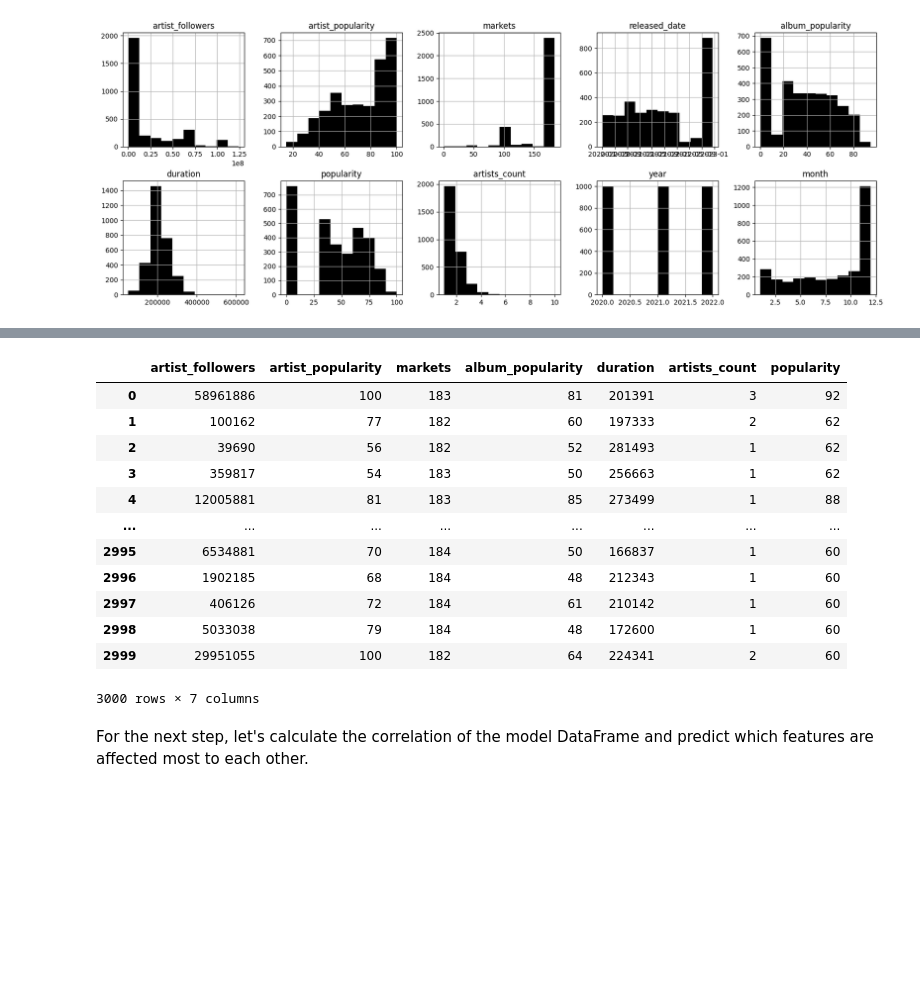
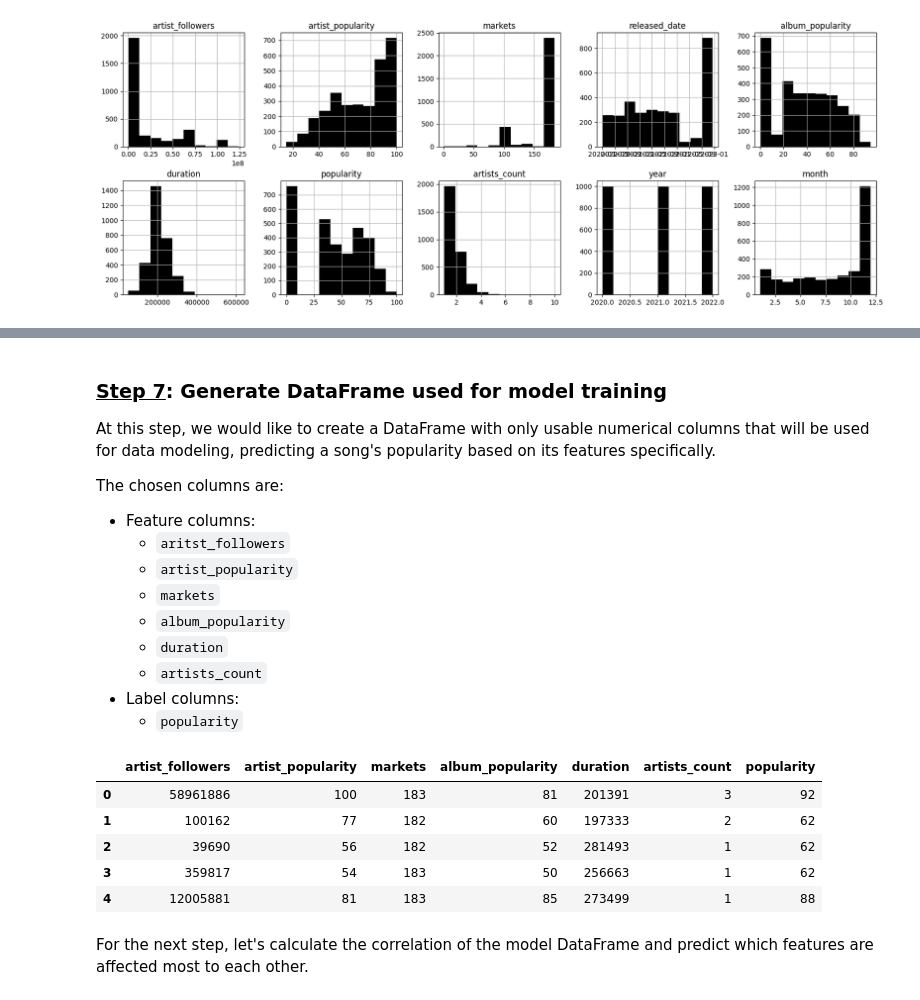
Before and after one commit to quytrungg/Final_Project_CSC14119, a Jupyter notebook: data_exploration/components/songs_data_exploration.ipynb, the cells around one changed output, grey strips where cells are left out. Cells and saved outputs as stored; diff of their text form; code cells hidden in the pictures; blank space fills up the shorter version.

Commit message:
Finish 100% markdown for songs exploration, update data analysis and update songs description csv

```diff
--- a/data_exploration/components/songs_data_exploration.ipynb
+++ b/data_exploration/components/songs_data_exploration.ipynb
@@ -472,20 +530,28 @@ songs_df.hist(layout=(2, 5), figsize=(20, 7), color='black');
+# %% [markdown]
+### <b><u>Step 7</u>: Generate DataFrame used for model training</b>
+
+At this step, we would like to create a DataFrame with only usable numerical columns that will be used for data modeling, predicting a song's popularity based on its features specifically.
+
+The chosen columns are:
+- Feature columns:
+    - `aritst_followers`
+    - `artist_popularity`
+    - `markets`
+    - `album_popularity`
+    - `duration`
+    - `artists_count`
+- Label columns:
+    - `popularity`
 # %%
 songs_model_df = songs_df[['artist_followers', 'artist_popularity', 'markets', 'album_popularity', 'duration', 'artists_count', 'popularity']]
-songs_model_df
+songs_model_df.head()
 # %% [output]
 |  | artist_followers | artist_popularity | markets | album_popularity | duration | artists_count | popularity |
 | 0 | 58961886 | 100 | 183 | 81 | 201391 | 3 | 92 |
 | 1 | 100162 | 77 | 182 | 60 | 197333 | 2 | 62 |
 | 2 | 39690 | 56 | 182 | 52 | 281493 | 1 | 62 |
 | 3 | 359817 | 54 | 183 | 50 | 256663 | 1 | 62 |
 | 4 | 12005881 | 81 | 183 | 85 | 273499 | 1 | 88 |
-| ... | ... | ... | ... | ... | ... | ... | ... |
-| 2995 | 6534881 | 70 | 184 | 50 | 166837 | 1 | 60 |
-| 2996 | 1902185 | 68 | 184 | 48 | 212343 | 1 | 60 |
-| 2997 | 406126 | 72 | 184 | 61 | 210142 | 1 | 60 |
-| 2998 | 5033038 | 79 | 184 | 48 | 172600 | 1 | 60 |
-| 2999 | 29951055 | 100 | 182 | 64 | 224341 | 2 | 60 |
-3000 rows × 7 columns
 # %% [markdown]
 For the next step, let's calculate the correlation of the model DataFrame and predict which features are affected most to each other.
 # %%
```
Also changed, not shown: parts of 49 cells of this notebook, 2 other files.
